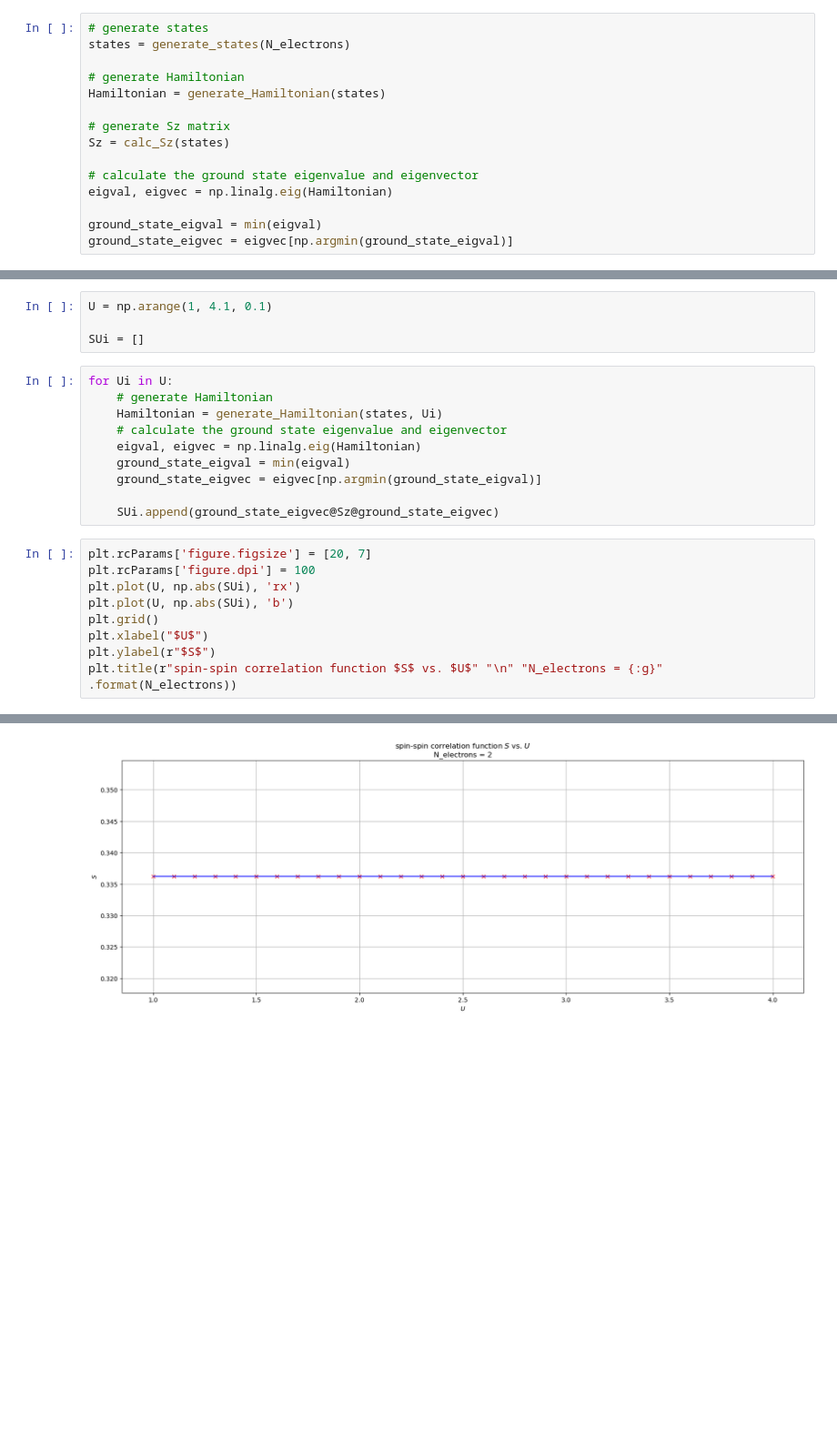
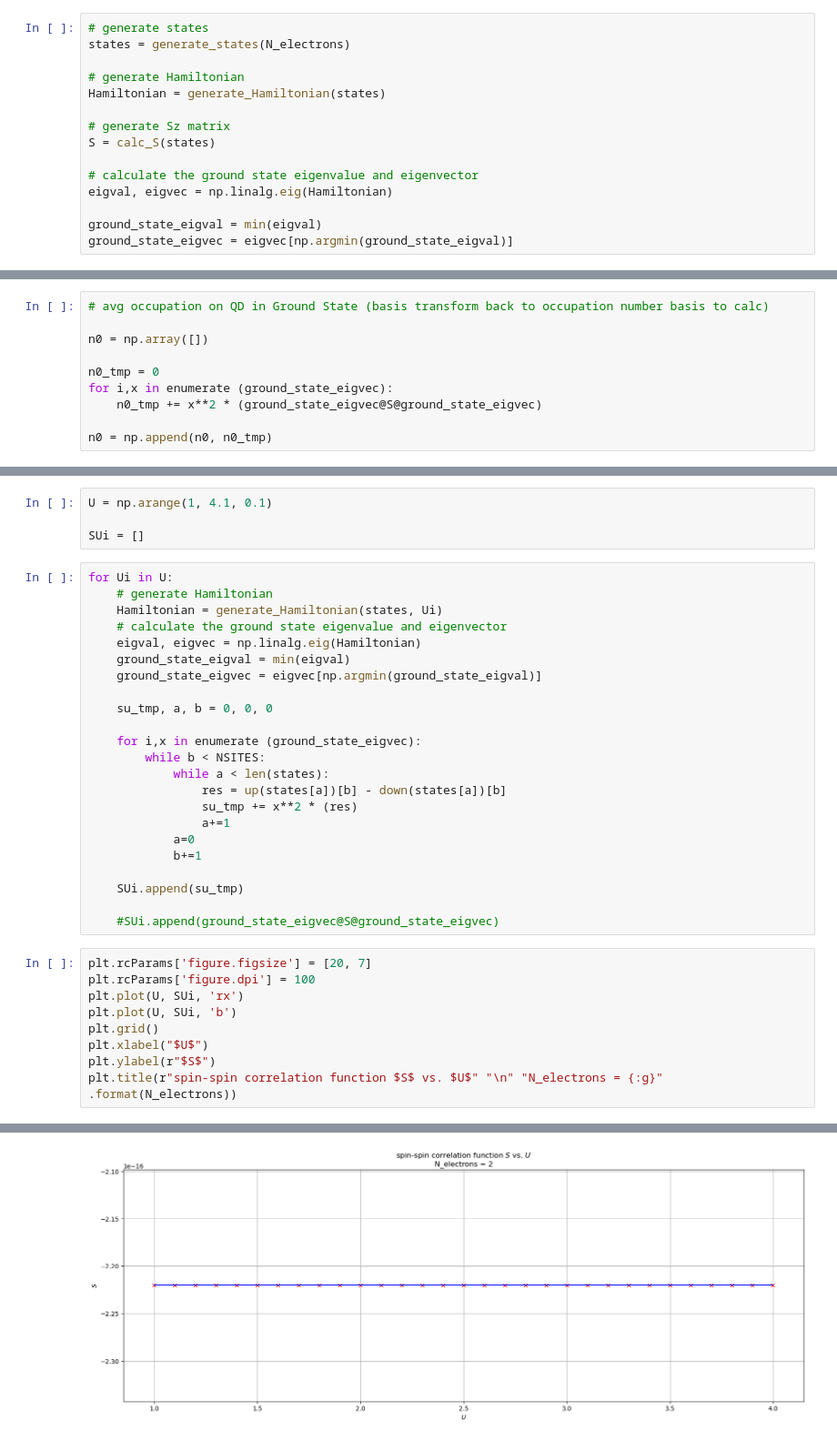
Before and after one commit to alexanderwurm/Hubbard-triangle, a Jupyter notebook: Hubbard triangle.ipynb, the cells around one changed output, grey strips where cells are left out. Shown: that part at 91% size. Saved outputs shown, nothing was run; the diff lists cells and outputs as text; blank space fills up the shorter version.

```diff
--- a/Hubbard triangle.ipynb
+++ b/Hubbard triangle.ipynb
@@ -17,7 +17,7 @@ states = generate_states(N_electrons)
 Hamiltonian = generate_Hamiltonian(states)
 
 # generate Sz matrix
-Sz = calc_Sz(states)
+S = calc_S(states)
 
 # calculate the ground state eigenvalue and eigenvector
 eigval, eigvec = np.linalg.eig(Hamiltonian)
@@ -67,3 +71,13 @@ ground_state_eigval
 printM(ground_state_eigvec)
 # %% [output]
 $\displaystyle \left[\begin{matrix}-0.816496580927726\\-0.577350269189626\\-0.0926578937633839\\0.0\\0.0\\0.0\\0.0\\0.0\\0.0\\0.0\\0.0\\0.0\\0.0\\0.0\\0.0\end{matrix}\right]$
+# %%
+# avg occupation on QD in Ground State (basis transform back to occupation number basis to calc)
+
+n0 = np.array([])
+
+n0_tmp = 0
+for i,x in enumerate (ground_state_eigvec):
+    n0_tmp += x**2 * (ground_state_eigvec@S@ground_state_eigvec)
+
+n0 = np.append(n0, n0_tmp)
@@ -88,16 +106,29 @@ for Ui in U:
     ground_state_eigval = min(eigval)
     ground_state_eigvec = eigvec[np.argmin(ground_state_eigval)]
 
-    SUi.append(ground_state_eigvec@Sz@ground_state_eigvec)
+    su_tmp, a, b = 0, 0, 0
+
+    for i,x in enumerate (ground_state_eigvec):
+        while b < NSITES:
+            while a < len(states):
+                res = up(states[a])[b] - down(states[a])[b]
+                su_tmp += x**2 * (res)
+                a+=1
+            a=0
+            b+=1
+
+    SUi.append(su_tmp)
+
+    #SUi.append(ground_state_eigvec@S@ground_state_eigvec)
 # %%
 plt.rcParams['figure.figsize'] = [20, 7]
 plt.rcParams['figure.dpi'] = 100
-plt.plot(U, np.abs(SUi), 'rx')
-plt.plot(U, np.abs(SUi), 'b')
+plt.plot(U, SUi, 'rx')
+plt.plot(U, SUi, 'b')
 plt.grid()
 plt.xlabel("$U$")
 plt.ylabel(r"$S$")
 plt.title(r"spin-spin correlation function $S$ vs. $U$" "\n" "N_electrons = {:g}" .format(N_electrons))
 # %% [output]
 Text(0.5, 1.0, 'spin-spin correlation function $S$ vs. $U$\nN_electrons = 2')
-[figure, old version]
+[figure, new version]
```
Also changed, not shown: parts of 5 cells of this notebook, 1 other file.
